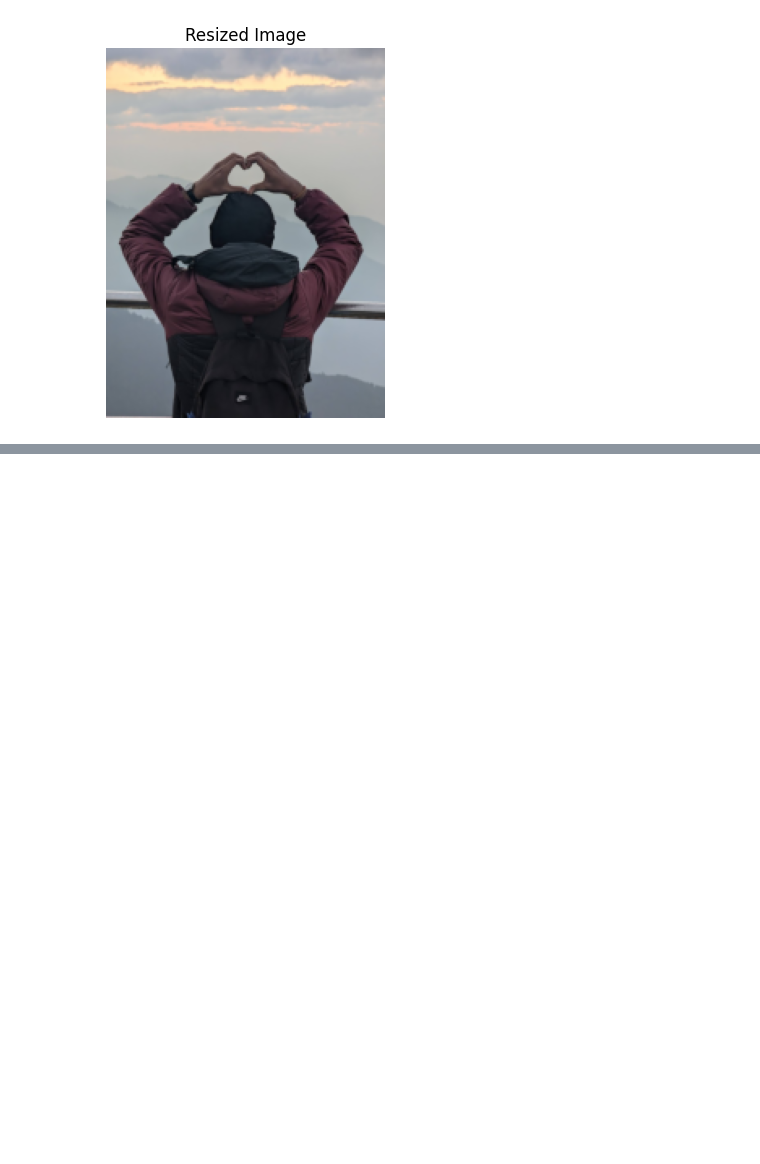
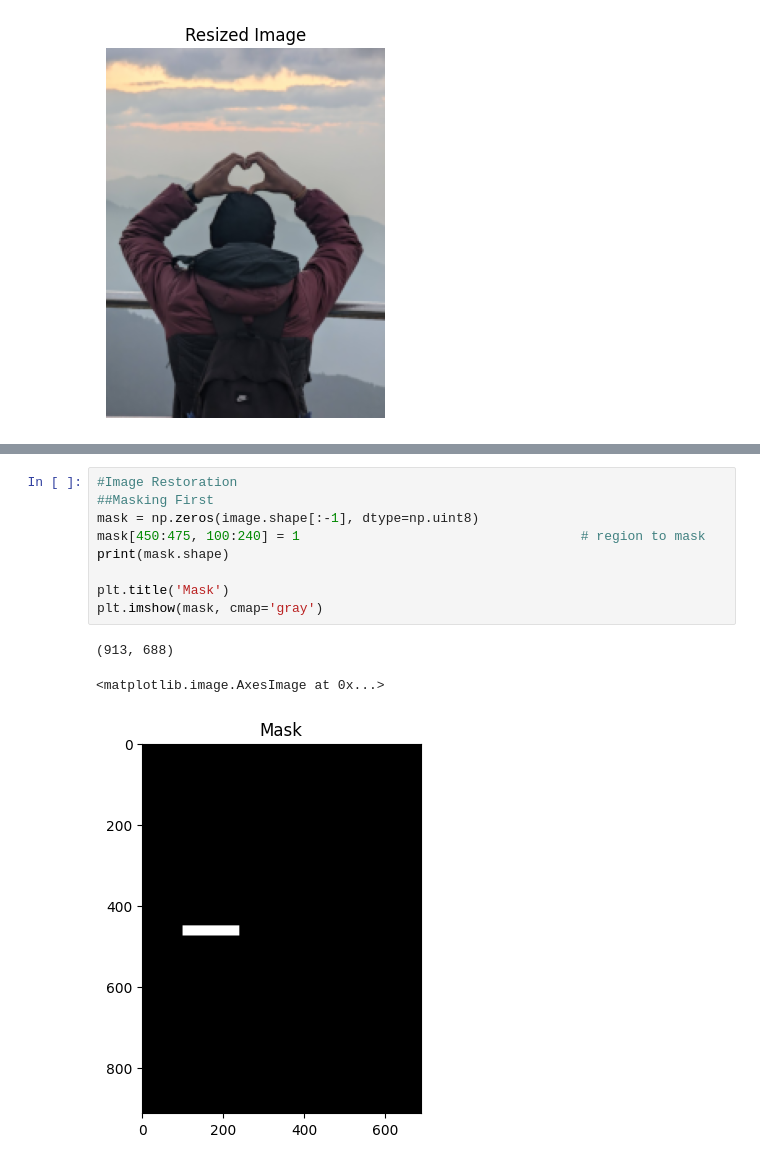
Before and after one commit to Abhijeet-KC/Image_Processing, a Jupyter notebook: Augmentation, Morphology and Restoration/Code.ipynb, the cells around one changed output, grey strips where cells are left out. Saved outputs shown, nothing was run; the diff lists cells and outputs as text; blank space fills up the shorter version.

```diff
--- a/Augmentation, Morphology and Restoration/Code.ipynb
+++ b/Augmentation, Morphology and Restoration/Code.ipynb
@@ -224,0 +264,13 @@ plt.show()
+# %%
+#Image Restoration
+##Masking First
+mask = np.zeros(image.shape[:-1], dtype=np.uint8)
+mask[450:475, 100:240] = 1                                    # region to mask
+print(mask.shape)
+
+plt.title('Mask')
+plt.imshow(mask, cmap='gray')
+# %% [output]
+(913, 688)
+<matplotlib.image.AxesImage at 0x...>
+[figure, added]
```
Also changed, not shown: parts of 8 cells of this notebook, 2 other files.
